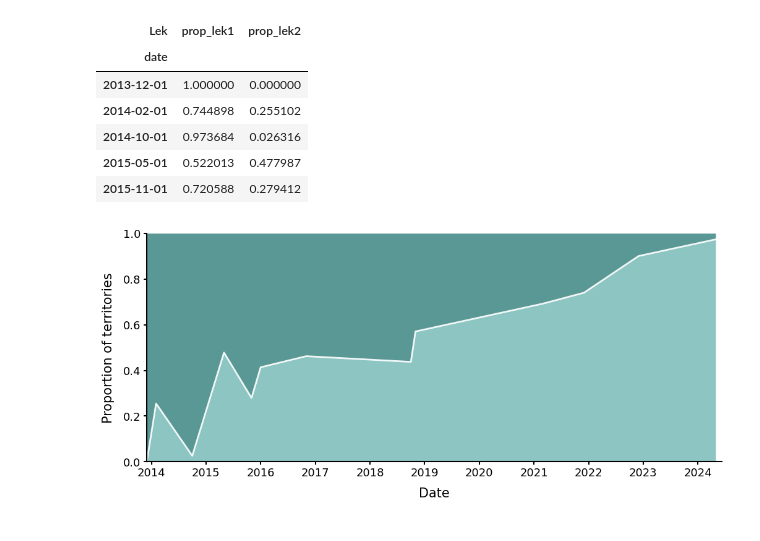
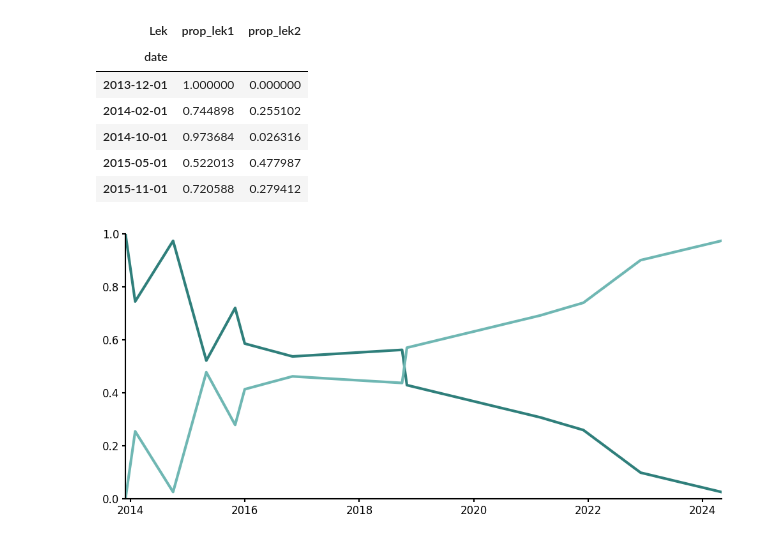
Before and after one commit to ruthviksp/territory_geometry, a Jupyter notebook: plot_lek_transition.ipynb, the cells around one changed output. Cells and saved outputs as stored; diff of their text form; code cells hidden in the pictures.

```diff
--- a/plot_lek_transition.ipynb
+++ b/plot_lek_transition.ipynb
@@ -41,33 +42,32 @@ wide.head()
 ## Colour palettes (match plot_stability.ipynb)
 fill_cols = {'Velavadar Lek 1': '#2F7F7B', 'Velavadar Lek 2': '#6FB7B3'}
 point_cols = {'Velavadar Lek 1': '#1F5F5B', 'Velavadar Lek 2': '#8FD0CC'}
-# %%
-## Stacked area plot of territory proportions (Lek transition)
-
-fig, ax = plt.subplots(figsize=(12, 4.8))
-
-## Stacked areas
-ax.stackplot(wide.index, wide['prop_lek2'].values, wide['prop_lek1'].values,
-             colors=[fill_cols['Velavadar Lek 2'], fill_cols['Velavadar Lek 1']], alpha=0.8)
-
-# Boundary between the two areas
-ax.plot(wide.index, wide['prop_lek2'], color='#FFFFFF', linewidth=2, alpha=0.9)
-
-# Match your figure styling
-ax.spines['top'].set_visible(False)
-ax.spines['right'].set_visible(False)
-ax.spines['left'].set_linewidth(1.5)
-ax.spines['bottom'].set_linewidth(1.5)
-
-ax.tick_params(axis='both', which='major', labelsize=13, width=1.5)
-ax.set_xlabel('Date', fontsize=15, labelpad=10)
-ax.set_ylabel('Proportion of territories', fontsize=15, labelpad=10)
-ax.set_xlim(wide.index.min(), x_last + x_pad)
-ax.set_ylim(0,1)
-
-plt.savefig(out_dir/'transition_data.png', dpi=300, bbox_inches='tight')
-# %% [output]
-[figure, removed]
+# %%
+fig, ax = plt.subplots(figsize=(10, 4.8))
+
+## Plot the two sites over time
+ax.plot(wide.index, wide['prop_lek1'], color=fill_cols['Velavadar Lek 1'], linewidth=3)
+ax.plot(wide.index, wide['prop_lek2'], color=fill_cols['Velavadar Lek 2'], linewidth=3)
+
+ax.spines['top'].set_visible(False)
+ax.spines['right'].set_visible(False)
+ax.spines['left'].set_linewidth(1.5)
+ax.spines['bottom'].set_linewidth(1.5)
+
+ax.set_ylabel('', fontsize=14)
+ax.set_xlabel('', fontsize=14)
+
+ax.xaxis.set_major_locator(mdates.YearLocator(base=2))
+ax.xaxis.set_major_formatter(mdates.DateFormatter('%Y'))
+
+ax.margins(x=0)
+ax.set_ylim(0, 1)
+ax.tick_params(axis='both', labelsize=12, width=1.5)
+
+plt.tight_layout()
+plt.savefig(out_dir/'transition_data.png', dpi=300)
+# %% [output]
+[figure, added]
 # %%
 ## Month look-up chart
 month_lookup = {'JAN': 1, 'FEB': 2, 'MAR': 3, 'APR': 4, 'MAY': 5, 'JUN': 6,
```
Also changed, not shown: parts of 7 cells of this notebook, 14 other files.
